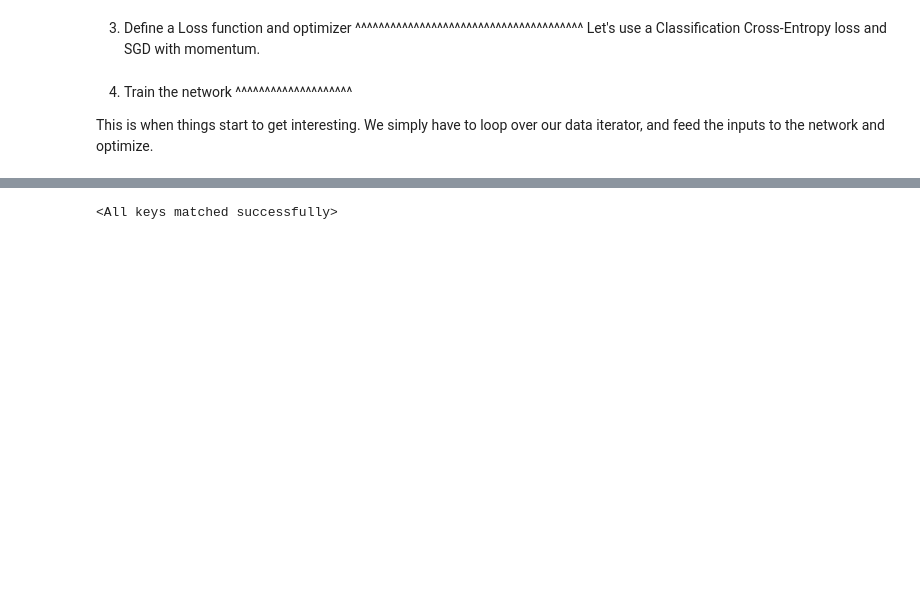
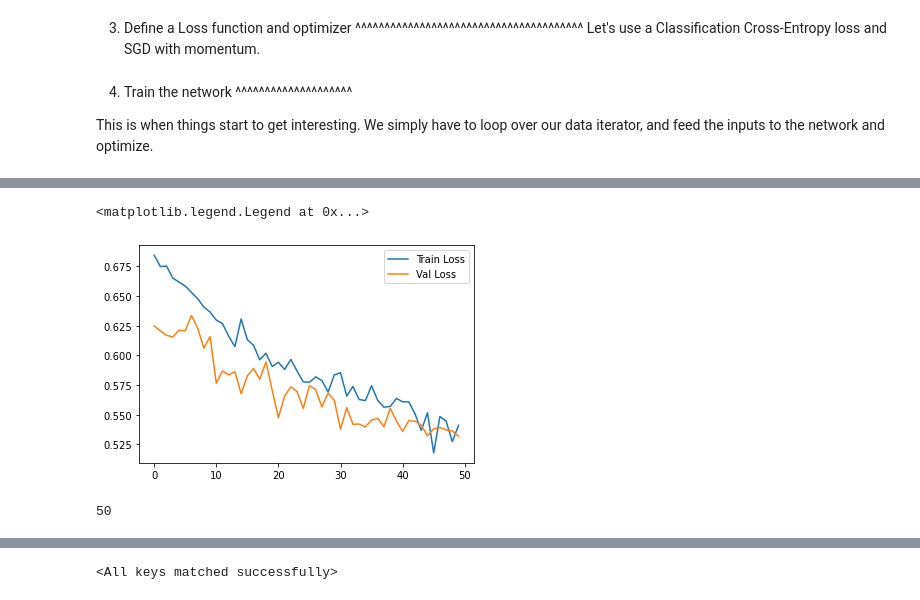
Before and after one commit to myprogrammerpersonality/image-recognition, a Jupyter notebook: Simple-CNN-Local/cat-dog-local.ipynb, the cells around one changed output, grey strips where cells are left out. Saved outputs shown, nothing was run; the diff lists cells and outputs as text; code cells hidden in the pictures; blank space fills up the shorter version.

Commit message:
add val/train plot

```diff
--- a/Simple-CNN-Local/cat-dog-local.ipynb
+++ b/Simple-CNN-Local/cat-dog-local.ipynb
@@ -111,4 +120,5 @@ train_dataloader = DataLoader(train_data, batch_size=batch_size, shuffle=True, n
 val_dataloader = DataLoader(val_data, batch_size=batch_size, shuffle=True, num_workers=4)
 
 # Detect if we have a GPU available
-device = torch.device("cuda:0" if torch.cuda.is_available() else "cpu")
+device = torch.device("cuda" if torch.cuda.is_available() else "cpu")
+device
@@ -269,7 +281,7 @@ This is when things start to get interesting.
 We simply have to loop over our data iterator, and feed the inputs to the
 network and optimize.
 # %%
-for epoch in range(1):  # loop over the dataset multiple times
+for epoch in range(5):  # loop over the dataset multiple times
 
     running_loss = 0.0
     for i, data in enumerate(train_dataloader, 0):
@@ -282,18 +294,14 @@ for epoch in range(1):  # loop over the dataset multiple times
         # forward + backward + optimize
         outputs = net(inputs.float())
         loss = criterion(outputs, labels.float().unsqueeze(1))
-        #print(outputs)
-        #print(labels.float().unsqueeze(1))
-        #print(loss)
-        #break
         loss.backward()
         optimizer.step()
 
         # print statistics
         running_loss += loss.item()
-        if i % 100 == 99:    # print every 1000 mini-batches
+        if i % 500 == 499:    # print every 1000 mini-batches
             print('[%d, %5d] loss: %.3f' %
-                  (epoch + 1, i + 1, running_loss / 100))
+                  (epoch + 1, i + 1, running_loss / 500))
             running_loss = 0.0
 
 print('Finished Training')
@@ -318,3 +386,16 @@ Finished Training
+# %%
+import matplotlib.pyplot as plt
+plt.plot(range(50), loss_history_dict['train'], label='Train Loss')
+plt.plot(range(50), loss_history_dict['val'], label='Val Loss')
+
+plt.legend()
+# %% [output]
+<matplotlib.legend.Legend at 0x...>
+[figure, added]
+# %%
+len(loss_history_dict['val'])
+# %% [output]
+50
 # %%
 PATH = './cat_dog_net.pth'
 torch.save(net.state_dict(), PATH)
```
Also changed, not shown: parts of 13 cells of this notebook.
